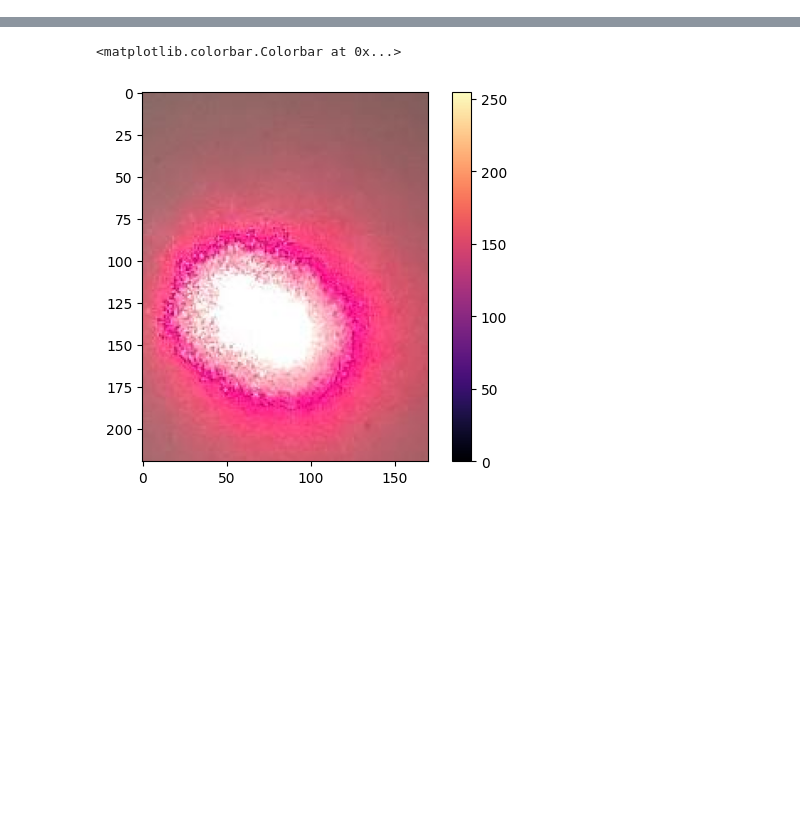
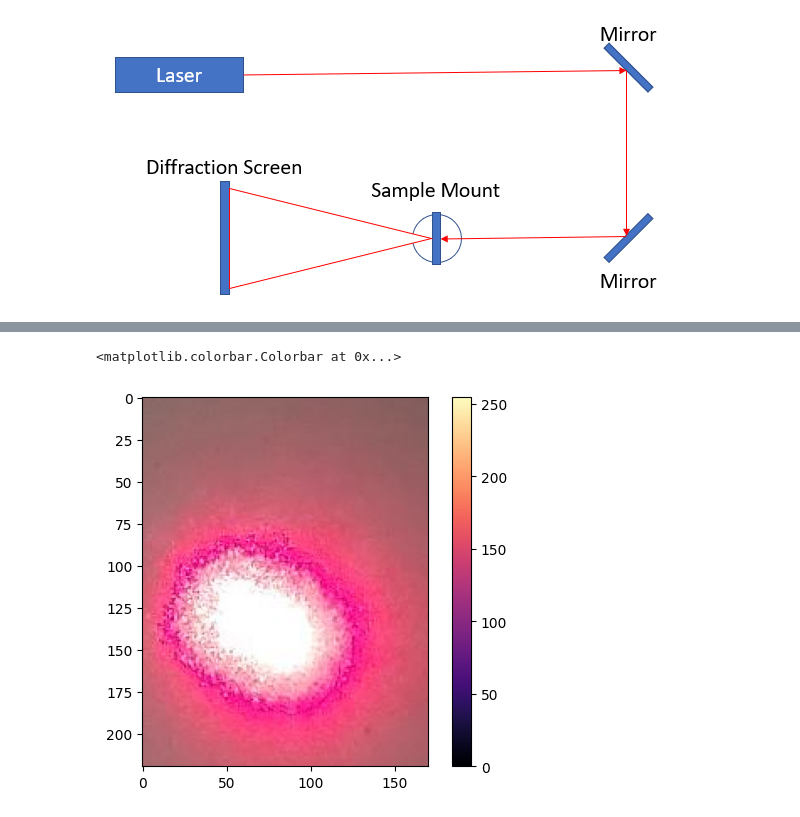
Before and after one commit to opticslabjkmspk/optics_lab3, a Jupyter notebook: Diffraction.ipynb, the cells around one changed output, grey strips where cells are left out. Saved outputs shown, nothing was run; the diff lists cells and outputs as text; code cells hidden in the pictures; blank space fills up the shorter version.

```diff
--- a/Diffraction.ipynb
+++ b/Diffraction.ipynb
@@ -0,0 +28,4 @@
+# %%
+Image.open('labsetup.png')
+# %% [output]
+[figure, added]
```
Also changed, not shown: parts of 36 cells of this notebook.
